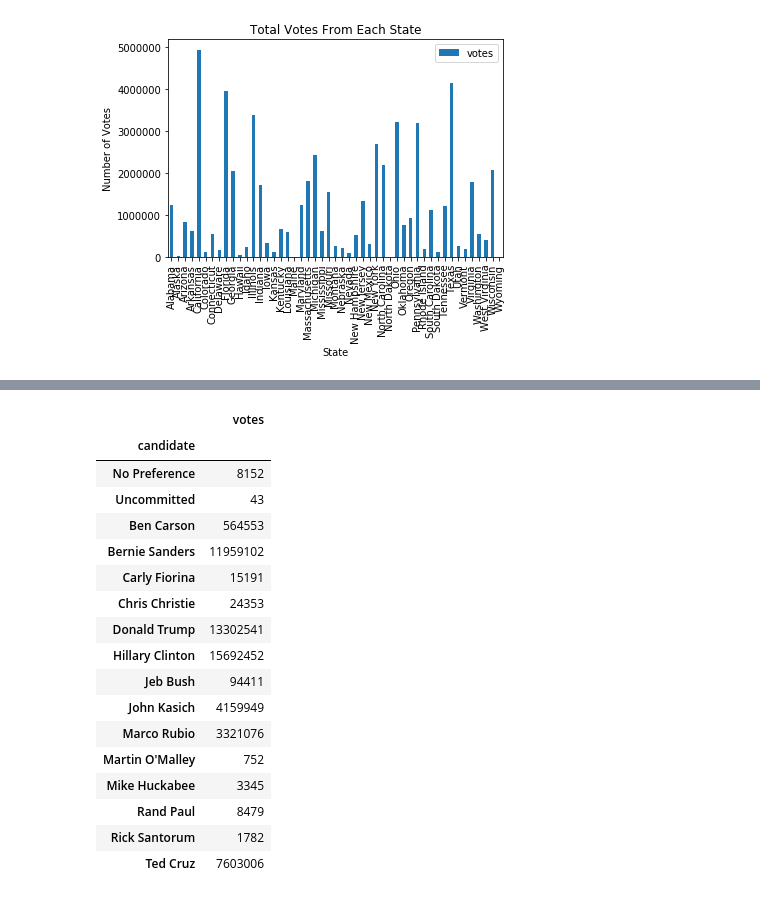
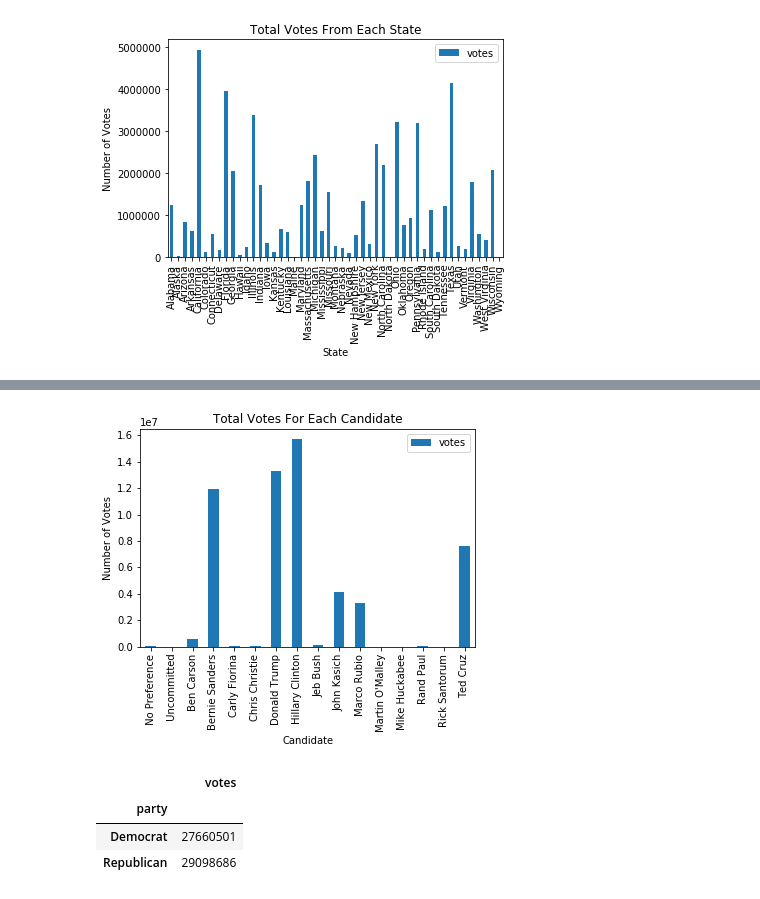
Before and after one commit to hgfowler08/primary2016, a Jupyter notebook: Election_Data.ipynb, the cells around one changed output, grey strips where cells are left out. Cells and saved outputs as stored; diff of their text form; code cells hidden in the pictures.

```diff
--- a/Election_Data.ipynb
+++ b/Election_Data.ipynb
@@ -96,22 +125,17 @@ plt.show()
+# %%
+# Create bar chart for total votes for each candidate
+candidate_chart = candidate_votes.plot(kind='bar')
+candidate_chart.set_xlabel('Candidate')
+candidate_chart.set_ylabel('Number of Votes')
+plt.title('Total Votes For Each Candidate')
+plt.show()
+# %% [output]
+[figure, added]
 # %%
-candidate_votes = pd.DataFrame(primary.groupby('candidate')['votes'].sum())
-candidate_votes
+party_votes = pd.DataFrame(primary.groupby('party')['votes'].sum())
+party_votes
 # %% [output]
 |  | votes |
-| candidate |  |
-| No Preference | 8152 |
-| Uncommitted | 43 |
-| Ben Carson | 564553 |
-| Bernie Sanders | 11959102 |
-| Carly Fiorina | 15191 |
-| Chris Christie | 24353 |
-| Donald Trump | 13302541 |
-| Hillary Clinton | 15692452 |
-| Jeb Bush | 94411 |
-| John Kasich | 4159949 |
-| Marco Rubio | 3321076 |
-| Martin O'Malley | 752 |
-| Mike Huckabee | 3345 |
-| Rand Paul | 8479 |
-| Rick Santorum | 1782 |
-| Ted Cruz | 7603006 |
+| party |  |
+| Democrat | 27660501 |
+| Republican | 29098686 |
```
Also changed, not shown: parts of 9 cells of this notebook.
